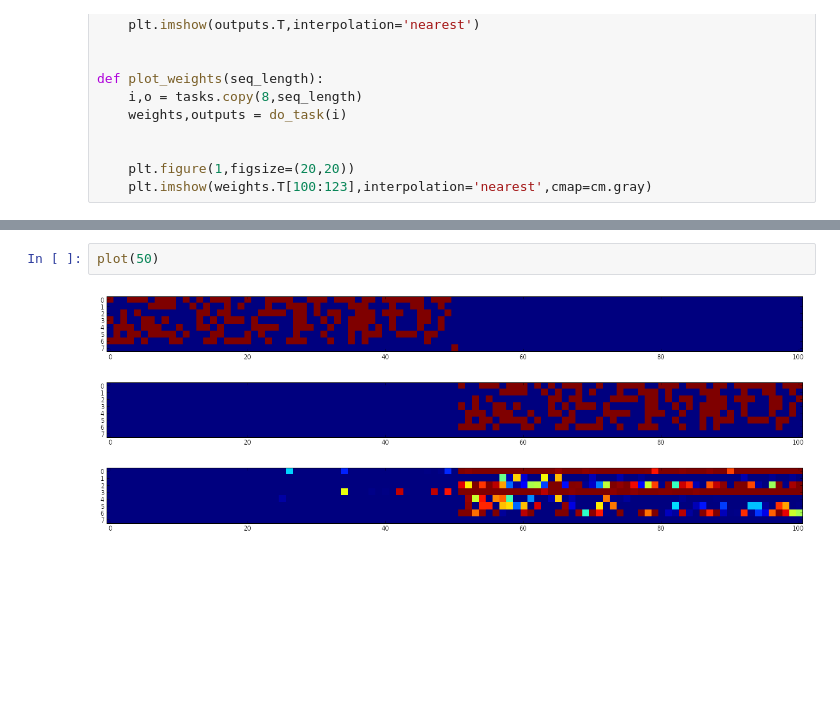
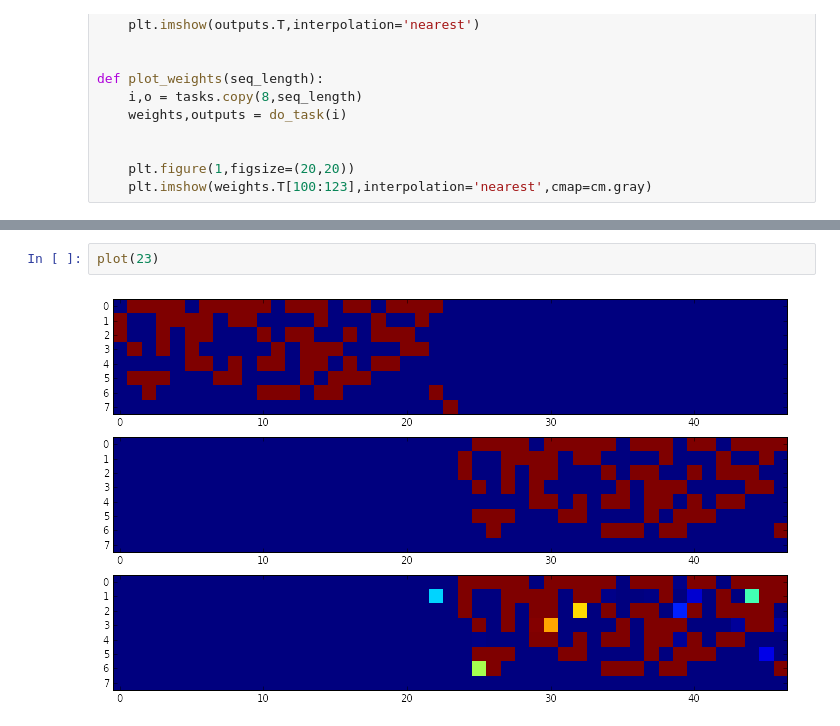
Before and after one commit to shawntan/neural-turing-machines, a Jupyter notebook: ipynb/Testing.ipynb, the cells around one changed output, grey strips where cells are left out. Drawn from its saved outputs; the diff is of its cells as text; blank space fills up the shorter version.

Commit message:
New plots.

```diff
--- a/ipynb/Testing.ipynb
+++ b/ipynb/Testing.ipynb
@@ -45,7 +45,7 @@ plot(20)
 # %%
-plot(50)
+plot(23)
 # %% [output]
-[figure, old version]
+[figure, new version]
 # %%
 plot_weights(20)
 # %% [output]
```
Also changed, not shown: parts of 3 cells of this notebook.
